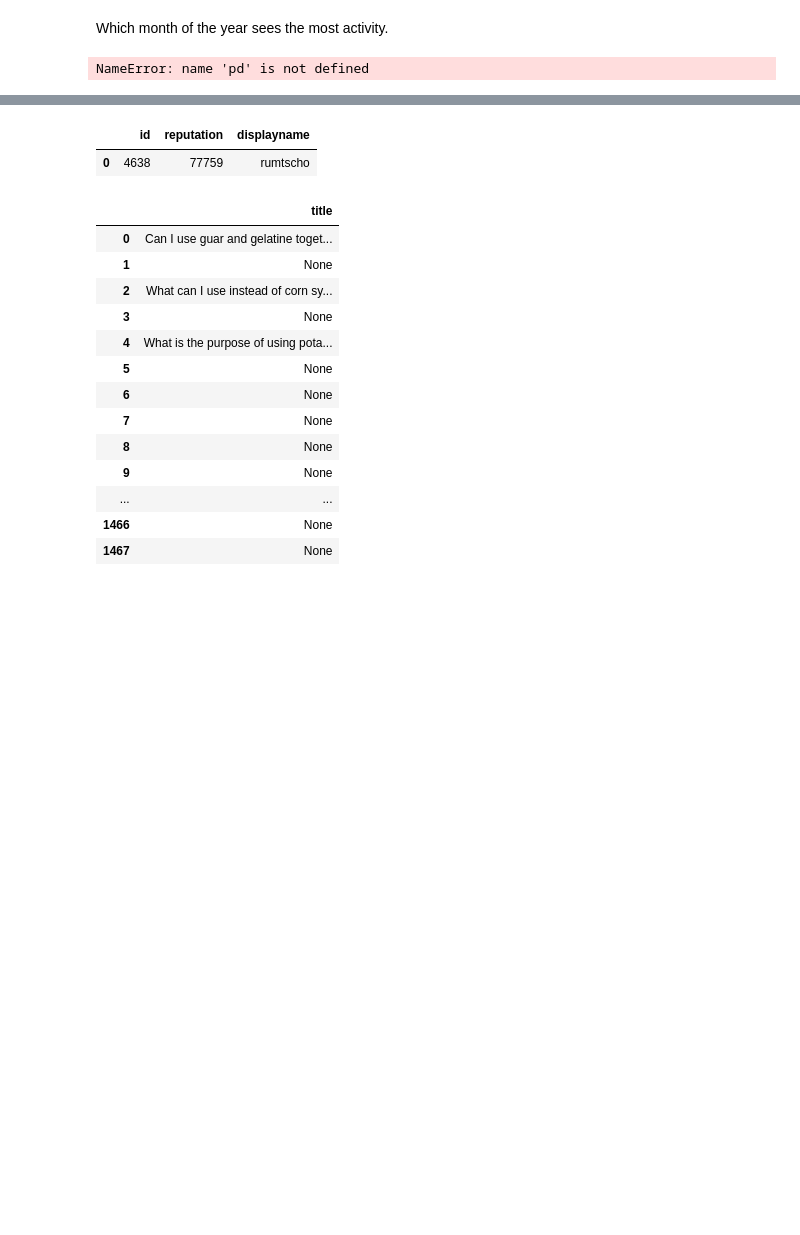
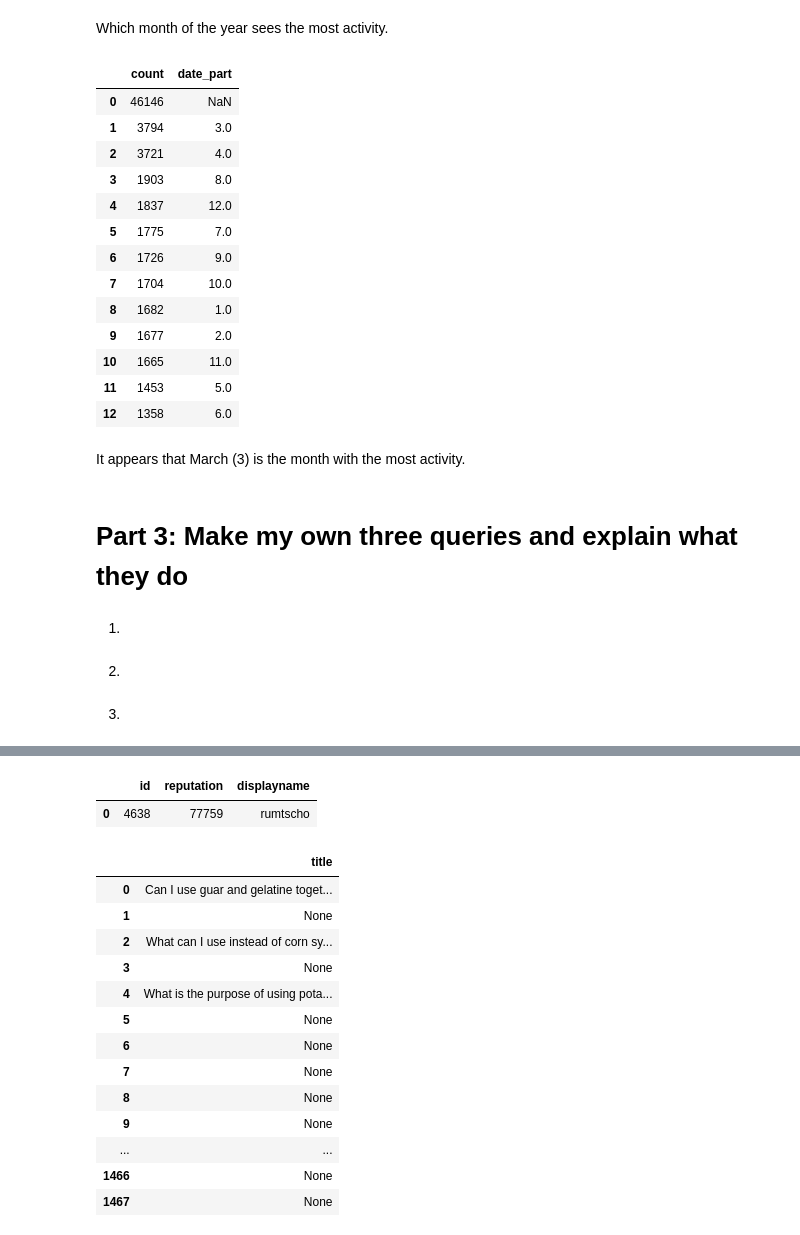
Before and after one commit to CrypticSloth/SchoolWork, a Jupyter notebook: CSCI340Databases/Project2/psqlWithLanguage.ipynb, the cells around one changed output, grey strips where cells are left out. Cells and saved outputs as stored; diff of their text form; code cells hidden in the pictures; blank space fills up the shorter version.

```diff
--- a/CSCI340Databases/Project2/psqlWithLanguage.ipynb
+++ b/CSCI340Databases/Project2/psqlWithLanguage.ipynb
@@ -86,20 +86,33 @@ pd.read_sql_query(
 # %% [markdown]
 Which month of the year sees the most activity.
-# %%
-pd.read_sql_query(
-    '''
-    DO $$
-    BEGIN
-    FOR i IN 1..12 LOOP
-        SELECT COUNT(F.date_part) from
-            (SELECT X.date_part from
-                (SELECT EXTRACT(MONTH FROM lasteditdate) FROM posts)
-                as X
-            WHERE date_part = i)
-            as F;
-    END LOOP;
-    END; $$
-    '''
-    ,engine)
-# %% [output]
-NameError: name 'pd' is not defined
+# %%
+pd.read_sql_query(
+    '''
+        select count(id),extract(month from lasteditdate) from posts group by extract(month from lasteditdate) order by count desc
+    '''
+,engine)
+# %% [output]
+|  | count | date_part |
+| 0 | 46146 | NaN |
+| 1 | 3794 | 3.0 |
+| 2 | 3721 | 4.0 |
+| 3 | 1903 | 8.0 |
+| 4 | 1837 | 12.0 |
+| 5 | 1775 | 7.0 |
+| 6 | 1726 | 9.0 |
+| 7 | 1704 | 10.0 |
+| 8 | 1682 | 1.0 |
+| 9 | 1677 | 2.0 |
+| 10 | 1665 | 11.0 |
+| 11 | 1453 | 5.0 |
+| 12 | 1358 | 6.0 |
+# %% [markdown]
+It appears that March (3) is the month with the most activity.
+# %% [markdown]
+# Part 3: Make my own three queries and explain what they do
+# %% [markdown]
+1.
+# %% [markdown]
+2.
+# %% [markdown]
+3.
```
Also changed, not shown: parts of 5 cells of this notebook.
